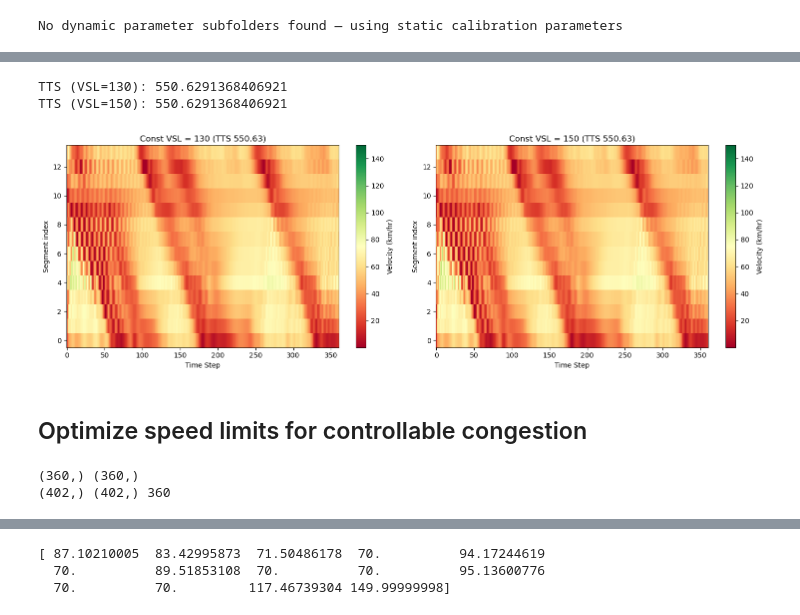
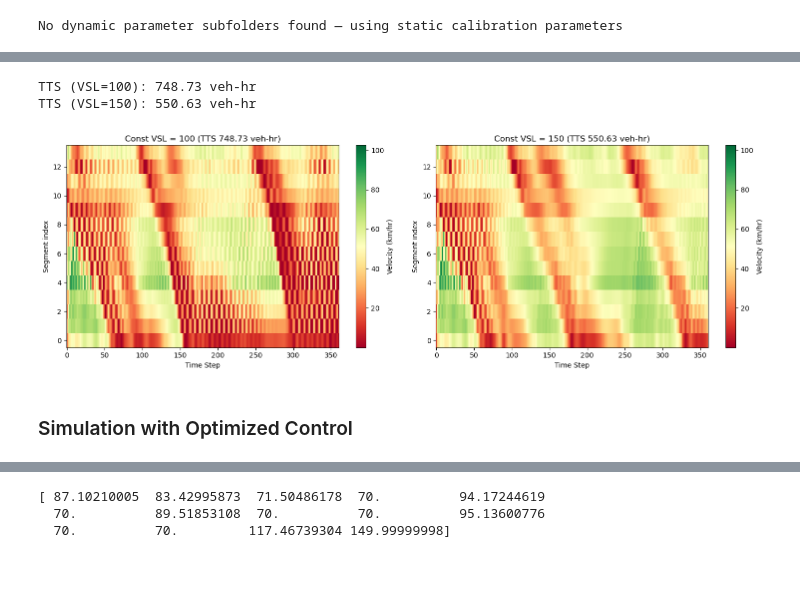
Before and after one commit to Tristanchaang/mpc-traffic-flow, a Jupyter notebook: experiments/run_controllable_congestion.ipynb, the cells around one changed output, grey strips where cells are left out. Cells and saved outputs as stored; diff of their text form; code cells hidden in the pictures; blank space fills up the shorter version.

```diff
--- a/experiments/run_controllable_congestion.ipynb
+++ b/experiments/run_controllable_congestion.ipynb
@@ -164,19 +233,0 @@ Total travel time: 550.629 vehicle-hours
-# %%
-# Read in v_pred.npy from the path location
-max_v = max(np.max(velocity_data), np.max(v_sim))
-print(f"{max_v=}")
-
-p = Plotter(1, 2)
-
-for i, mat in enumerate([velocity_data, v_sim]):
-  p.fig.colorbar(
-    mappable=p[i].imshow(mat.T, cmap='RdYlGn', aspect='auto', interpolation='none', vmin=0, vmax=max_v),
-    ax=p[i], label='Velocity (km/hr)'
-  )
-  p[i] = {'xlabel': 'Time (min)', 'ylabel': 'Distance (km)'}
-  p[i].invert_yaxis()
-
-p[0] = {'title': 'Ground Truth Data'}
-p[1] = {'title': 'Calibrated METANET - No Control'}
-
-p.show()
@@ -281,61 +234,32 @@ get_net_inflow_error(flow_data, flow_sim, data_inflow)
 # %%
 # simulate with constant VSL = 130 and VSL = 150, then plot side-by-side heatmaps
-vsl_130 = np.ones((downstream_density.shape[0], num_segments)) * 130
-vsl_150 = np.ones((downstream_density.shape[0], num_segments)) * 150
+const_vsls = [100, 150]
 
 # Run simulations (turn off internal plotting to avoid duplicates)
-p_130, v_130, queue_130, tts_130 = run_metanet_sim_plottable(time_step, L, init_state,
+ps, vs, qs, ttss = zip(*(run_metanet_sim_plottable(time_step, L, init_state,
                                                    data_inflow[start_time:],
                                                    downstream_density[start_time:],
                                                    model_params,
                                                    lanes=lane_dict,
-                                                   vsl_speeds=vsl_130,
-                                                   real_data=False)
-
-p_150, v_150, queue_150, tts_150 = run_metanet_sim_plottable(time_step, L, init_state,
-                                                   data_inflow[start_time:],
-                                                   downstream_density[start_time:],
-                                                   model_params,
-                                                   lanes=lane_dict,
-                                                   vsl_speeds=vsl_150,
-                                                   real_data=False)
-
-print("TTS (VSL=130):", tts_130)
-print("TTS (VSL=150):", tts_150)
+                                                   vsl_speeds=np.ones((time_steps, num_segments)) * vsl,
+                                                   real_data=False) for vsl in const_vsls))
+for vsl, tts in zip(const_vsls, ttss):
+    print(f"TTS (VSL={vsl}): {tts:.2f} veh-hr")
 
 # consistent color scale
-vmin = min(np.min(velocity_data[:, 1:-1]), v_130.min(), v_150.min())
-vmax = 150 #max(np.max(velocity_data[:, 1:-1]), v_130.max(), v_150.max())
+vmin = min(np.min(velocity_data[:, 1:-1]), np.array(vs).min())
+vmax = max(np.max(velocity_data[:, 1:-1]), np.array(vs).max())
 
 p = Plotter(1, 2)
-for i, (v_mat, sl, tts) in enumerate(zip([v_130, v_150], [130, 150], [tts_130, tts_150])):
+for i, (v_mat, sl, tts) in enumerate(zip(vs, const_vsls, ttss)):
   p.fig.colorbar(
       mappable=p[i].imshow(v_mat.T, cmap='RdYlGn', aspect='auto', interpolation='none', vmin=vmin, vmax=vmax),
       ax=p[i], label='Velocity (km/hr)'
   )
-  p[i] = {'title': f'Const VSL = {sl} (TTS {np.round(tts, 2)})', 'xlabel': 'Time Step', 'ylabel': 'Segment index'}
+  p[i] = {'title': f'Const VSL = {sl} (TTS {np.round(tts, 2)} veh-hr)', 'xlabel': 'Time Step', 'ylabel': 'Segment index'}
   p[i].invert_yaxis()
 p.show()
 # %% [output]
-TTS (VSL=130): 550.6291368406921
-TTS (VSL=150): 550.6291368406921
+TTS (VSL=100): 748.73 veh-hr
+TTS (VSL=150): 550.63 veh-hr
-[figure, old version]
+[figure, new version]
-# %% [markdown]
-## Optimize speed limits for controllable congestion
-# %%
-pred_horizon = 45  # in time steps
-control_horizon = 5 # in time steps
-hold_len = 1
-
-opt_horizon = time_steps + pred_horizon - control_horizon
-downstream_density_mpc = np.append(downstream_density, downstream_density[-1])
-inflow_mpc = np.append(data_inflow, data_inflow[-1])
-while len(downstream_density_mpc) <= opt_horizon + 1:
-    downstream_density_mpc = np.append(downstream_density_mpc, downstream_density[-1])
-    inflow_mpc = np.append(inflow_mpc, data_inflow[-1])
-
-print(data_inflow.shape, downstream_density.shape)
-print(downstream_density_mpc.shape, inflow_mpc.shape, time_steps)
-# %% [output]
-(360,) (360,)
-(402,) (402,) 360
@@ -344 +266,3 @@ init_state = (true_density_initial, true_velocity_initial, data_inflow[start_tim
+# %% [markdown]
+### Simulation with Optimized Control
 # %%
```
Also changed, not shown: parts of 37 cells of this notebook, 4 other files.
